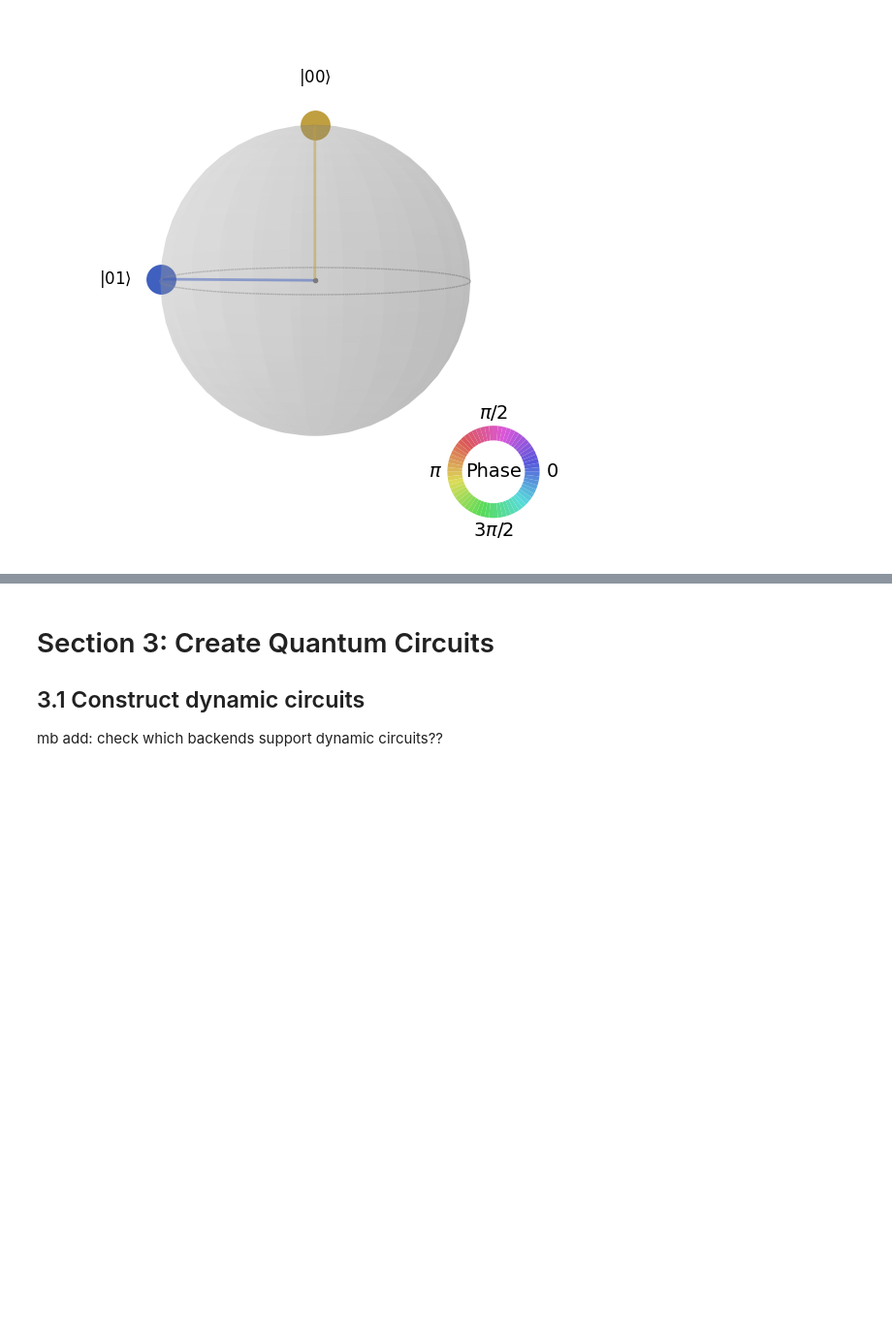
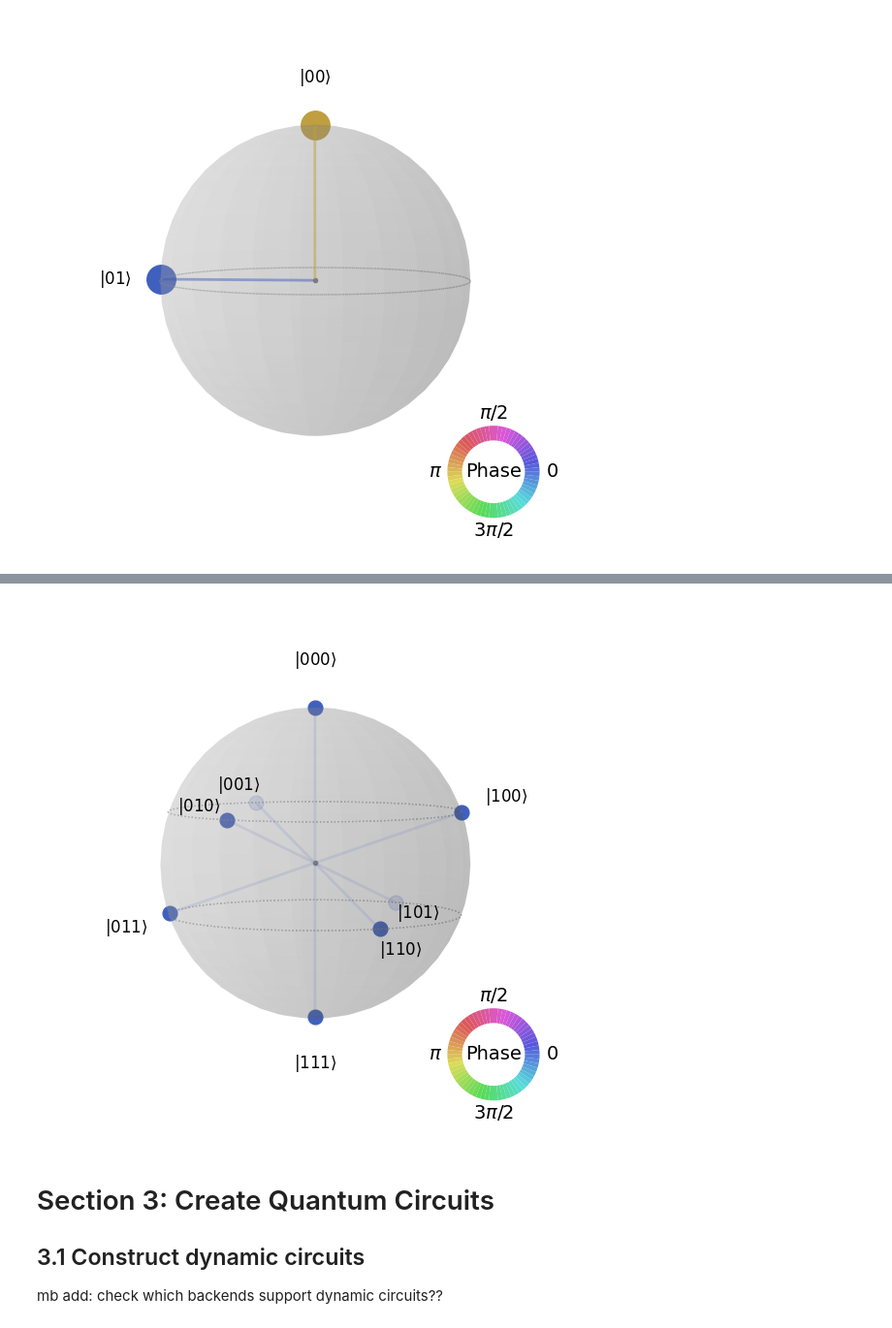
Before and after one commit to Rishivarshil/osuquantumclub, a Jupyter notebook: qiskit_study_guide.ipynb, the cells around one changed output, grey strips where cells are left out. Shown at 97% size. Cells and saved outputs as stored; diff of their text form; code cells hidden in the pictures; blank space fills up the shorter version.

```diff
--- a/qiskit_study_guide.ipynb
+++ b/qiskit_study_guide.ipynb
@@ -109,3 +136,13 @@ plot_state_qsphere(state)
+# %%
+import numpy as np
+
+# Anytime we have amplitudes like this, it goes 000, 001, 010, 011, 100, 101, 110, 111 etc. Size of array is 2**num_qubits
+amplitudes = 1/np.sqrt(8)*np.ones(8)
+state = Statevector(amplitudes)
+
+plot_state_qsphere(state)
+# %% [output]
+[figure, added]
 # %% [markdown]
 # Section 3: Create Quantum Circuits
 ## 3.1 Construct dynamic circuits
```
Also changed, not shown: parts of 15 cells of this notebook.
